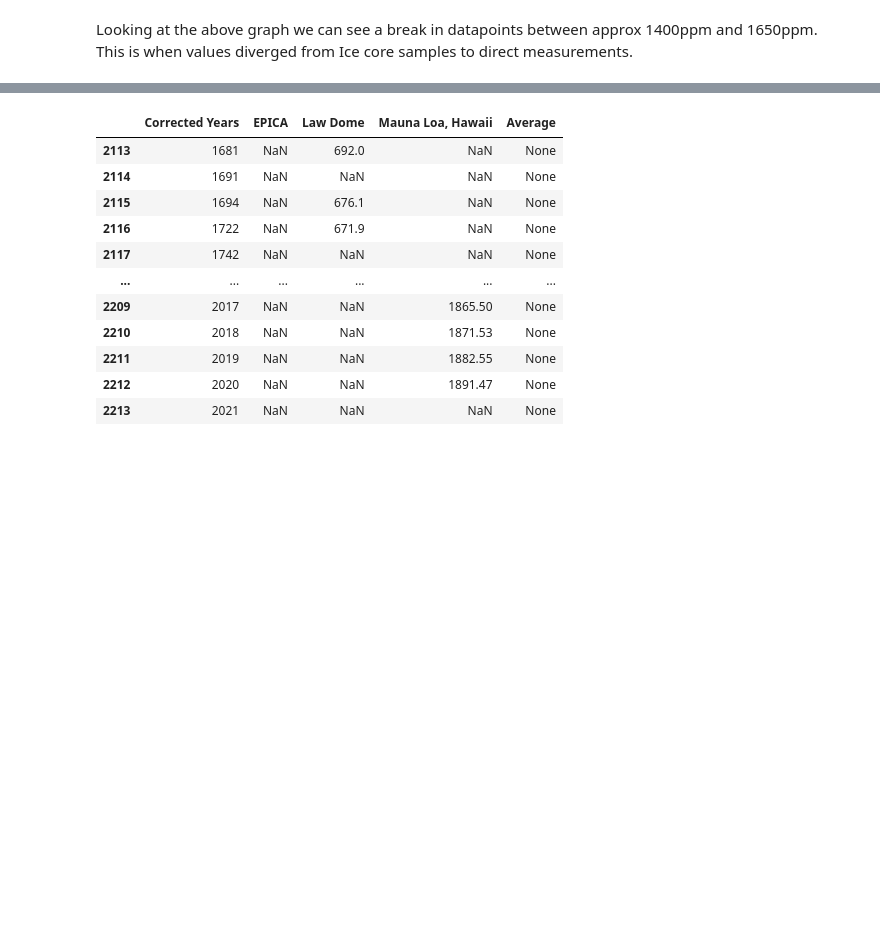
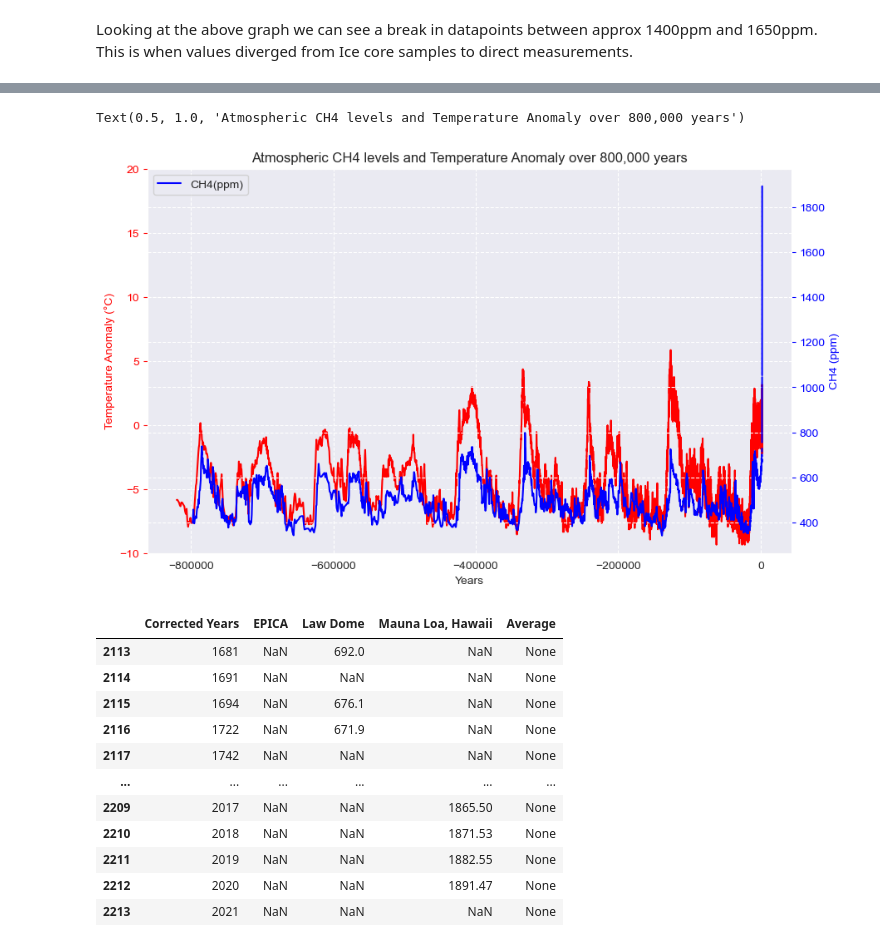
Before and after one commit to Kevin002023/PFDA--Climate-Project, a Jupyter notebook: PFDA-Project-2.ipynb, the cells around one changed output, grey strips where cells are left out. Saved outputs shown, nothing was run; the diff lists cells and outputs as text; code cells hidden in the pictures; blank space fills up the shorter version.

```diff
--- a/PFDA-Project-2.ipynb
+++ b/PFDA-Project-2.ipynb
@@ -654,3 +654,31 @@ Text(0.5, 1.0, 'Atmospheric CO2 and CH4 levels')
+# %%
+# Plot CH4 and Temperature CH4 on same graph
+
+# Create a figure and axis object
+fig, ax1 = plt.subplots(figsize=(10, 6))
+
+# Plotting the CO2 dataset on the primary y-axis (left)
+ax1.plot(aicc['Corrected Years'], aicc['Anomaly'], "red", label= 'Temperature Anomaly')
+ax1.set_xlabel('Years')
+ax1.set_ylabel('Temperature Anomaly (\u00b0C)', color='red')
+ax1.set_ylim(-10, 20)
+ax1.tick_params('y', colors='red')
+
+
+# Creating a secondary y-axis (right)
+ax2 = ax1.twinx()
+
+# Plotting the second dataset on the secondary y-axis (right)
+ax2.plot(methane['Corrected Years'], methane['Average'], 'blue', label='CH4(ppm)')
+ax2.set_ylabel('CH4 (ppm)', color='b')
+ax2.tick_params('y', colors='b')
+#ax2.get_legend_handles_labels()
+
+plt.legend(loc='upper left')
+plt.title("Atmospheric CH4 levels and Temperature Anomaly over 800,000 years")
+# %% [output]
+Text(0.5, 1.0, 'Atmospheric CH4 levels and Temperature Anomaly over 800,000 years')
+[figure, added]
 # %%
 #we have some Nan values in the Average Column stemming from our merge. These will be removed
 
```
Also changed, not shown: parts of 3 cells of this notebook.
